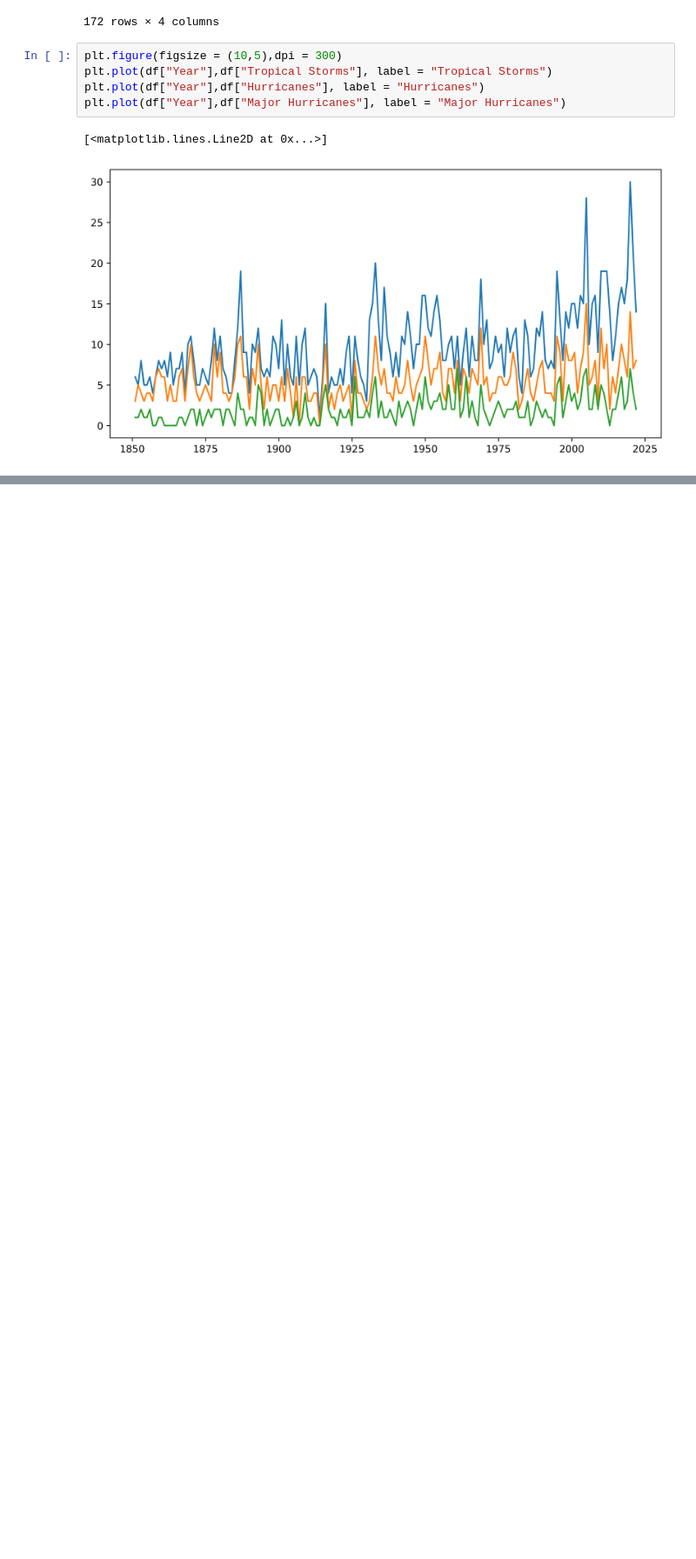
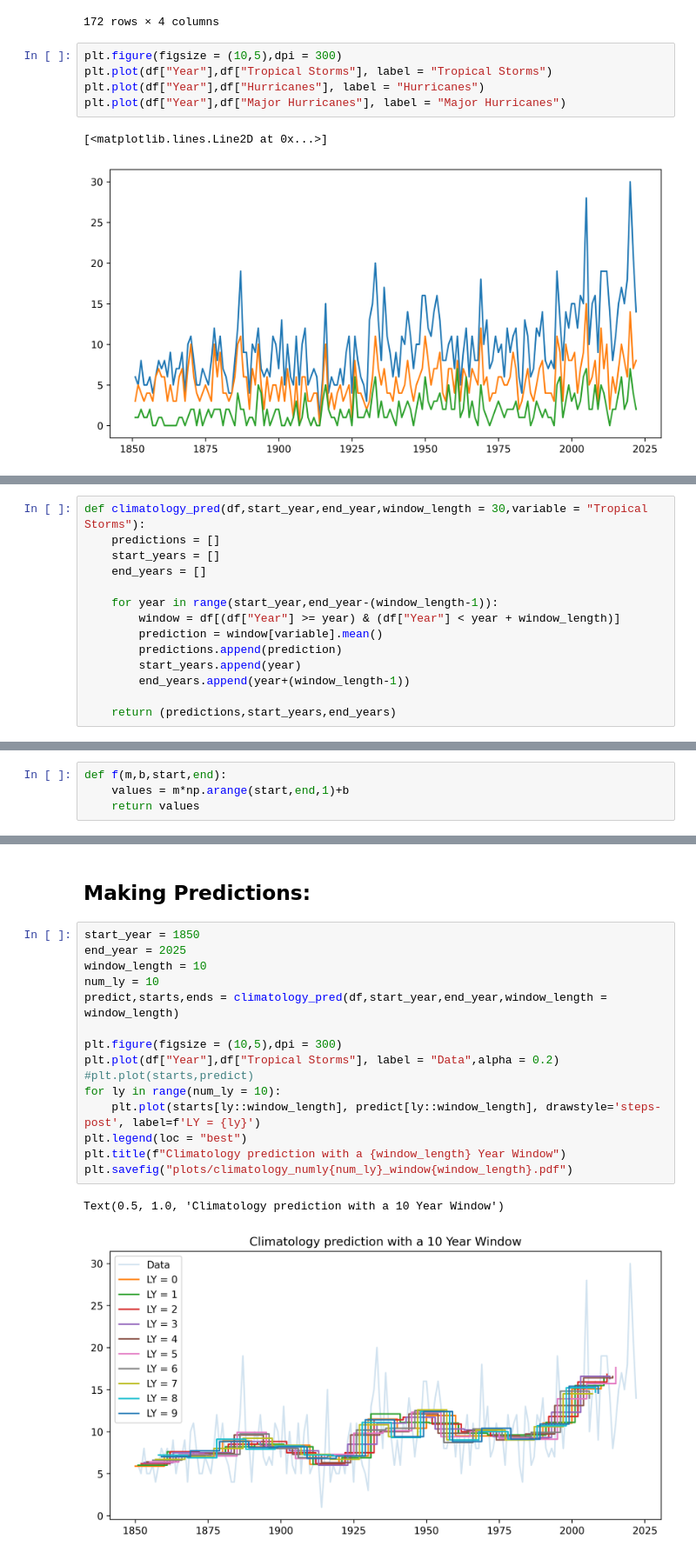
Before and after one commit to komrozik/Predictions_and_Predictability, a Jupyter notebook: test_programming.ipynb, the cells around one changed output, grey strips where cells are left out. Shown at 87% size. Saved outputs shown, nothing was run; the diff lists cells and outputs as text; blank space fills up the shorter version.

Commit message:
Added Climatology and Regression prediction to ipynb. Plots added in plots folder.

```diff
--- a/test_programming.ipynb
+++ b/test_programming.ipynb
@@ -41,0 +47,14 @@ def clim_pred(years):
+# %%
+def climatology_pred(df,start_year,end_year,window_length = 30,variable = "Tropical Storms"):
+    predictions = []
+    start_years = []
+    end_years = []
+
+    for year in range(start_year,end_year-(window_length-1)):
+        window = df[(df["Year"] >= year) & (df["Year"] < year + window_length)]
+        prediction = window[variable].mean()
+        predictions.append(prediction)
+        start_years.append(year)
+        end_years.append(year+(window_length-1))
+
+    return (predictions,start_years,end_years)
@@ -41,0 +63,4 @@ def clim_pred(years):
+# %%
+def f(m,b,start,end):
+    values = m*np.arange(start,end,1)+b
+    return values
@@ -41,0 +87,20 @@ def clim_pred(years):
+# %% [markdown]
+## Making Predictions:
+# %%
+start_year = 1850
+end_year = 2025
+window_length = 10
+num_ly = 10
+predict,starts,ends = climatology_pred(df,start_year,end_year,window_length = window_length)
+
+plt.figure(figsize = (10,5),dpi = 300)
+plt.plot(df["Year"],df["Tropical Storms"], label = "Data",alpha = 0.2)
+#plt.plot(starts,predict)
+for ly in range(num_ly = 10):
+    plt.plot(starts[ly::window_length], predict[ly::window_length], drawstyle='steps-post', label=f'LY = {ly}')
+plt.legend(loc = "best")
+plt.title(f"Climatology prediction with a {window_length} Year Window")
+plt.savefig("plots/climatology_numly{num_ly}_window{window_length}.pdf")
+# %% [output]
+Text(0.5, 1.0, 'Climatology prediction with a 10 Year Window')
+[figure, added]
```
Also changed, not shown: parts of 8 cells of this notebook, 2 other files.
